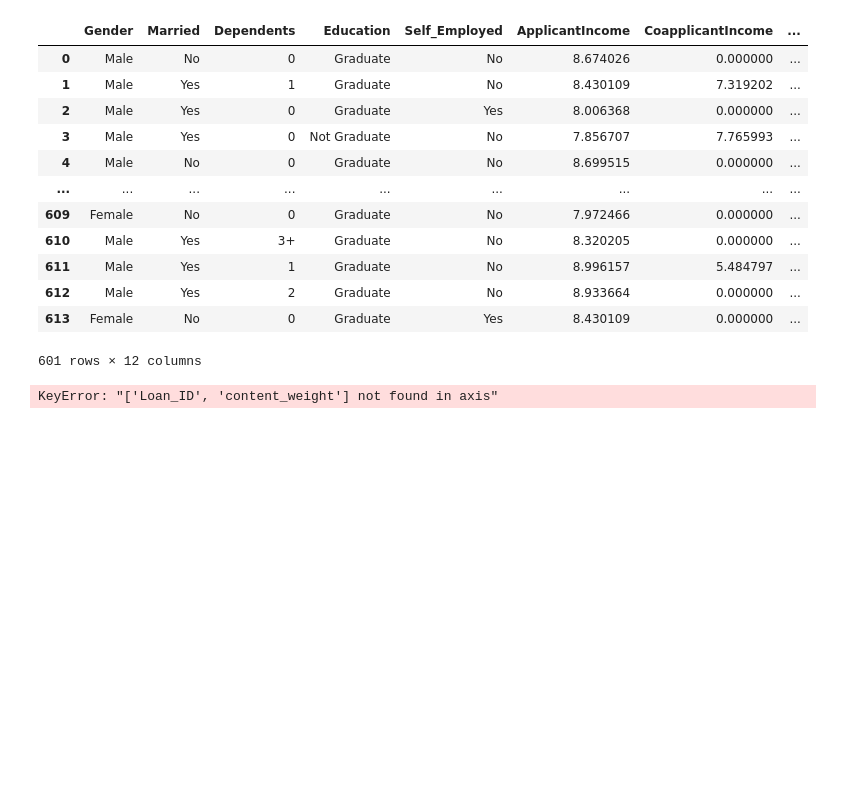
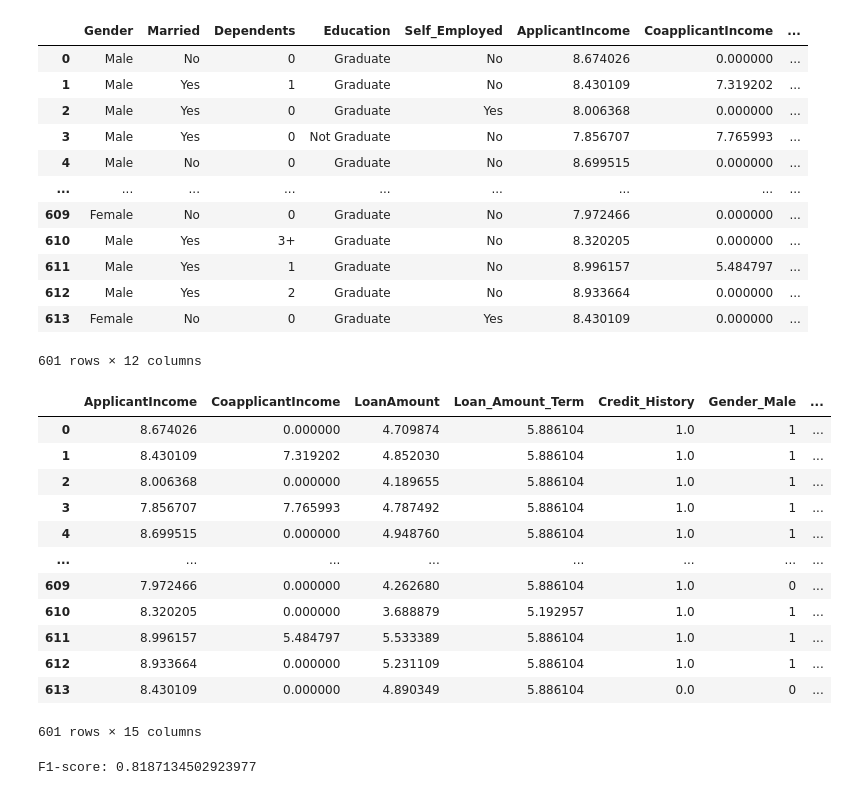
Before and after one commit to nared45/Data-mining-and-Data-warehouse, a Jupyter notebook: model_v1/Train_model_joe_v1.ipynb, the cells around one changed output. Saved outputs shown, nothing was run; the diff lists cells and outputs as text; code cells hidden in the pictures; blank space fills up the shorter version.

```diff
--- a/model_v1/Train_model_joe_v1.ipynb
+++ b/model_v1/Train_model_joe_v1.ipynb
@@ -581,25 +581,45 @@ data
 # data_to_csv
 # %%
 # Preprocess the data
-data1 = pd.get_dummies(data, drop_first=True)
+data = pd.get_dummies(data, drop_first=True)
+# %%
+data
+# %% [output]
+|  | ApplicantIncome | CoapplicantIncome | LoanAmount | Loan_Amount_Term | Credit_History | Gender_Male | ... |
+| 0 | 8.674026 | 0.000000 | 4.709874 | 5.886104 | 1.0 | 1 | ... |
+| 1 | 8.430109 | 7.319202 | 4.852030 | 5.886104 | 1.0 | 1 | ... |
+| 2 | 8.006368 | 0.000000 | 4.189655 | 5.886104 | 1.0 | 1 | ... |
+| 3 | 7.856707 | 7.765993 | 4.787492 | 5.886104 | 1.0 | 1 | ... |
+| 4 | 8.699515 | 0.000000 | 4.948760 | 5.886104 | 1.0 | 1 | ... |
+| ... | ... | ... | ... | ... | ... | ... | ... |
+| 609 | 7.972466 | 0.000000 | 4.262680 | 5.886104 | 1.0 | 0 | ... |
+| 610 | 8.320205 | 0.000000 | 3.688879 | 5.192957 | 1.0 | 1 | ... |
+| 611 | 8.996157 | 5.484797 | 5.533389 | 5.886104 | 1.0 | 1 | ... |
+| 612 | 8.933664 | 0.000000 | 5.231109 | 5.886104 | 1.0 | 1 | ... |
+| 613 | 8.430109 | 0.000000 | 4.890349 | 5.886104 | 0.0 | 0 | ... |
+601 rows × 15 columns
 # %%
-X = data.drop(['Loan_ID', 'Loan_Status', 'content_weight'], axis=1)
-y = data['Loan_Status']
+X = data.drop(['Loan_Status_Y'], axis=1)
+y = data['Loan_Status_Y']
 
 # Split the data into training and testing sets
 X_train, X_test, y_train, y_test = train_test_split(X, y, test_size=0.2, random_state=42)
 
+X_train.head()
+y_train.head()
+
 clf = DecisionTreeClassifier(random_state=42)
-clf.fit(X_train, y_train, sample_weight=X_train['content_weight'])
+clf.fit(X_train, y_train)
+# clf.fit(X_train, y_train, sample_weight=X_train['content_weight'])
 
 # Evaluate the model performance
 y_pred = clf.predict(X_test)
 
 
-score = f1_score(y_test, y_pred, average='binary', sample_weight=X_test['content_weight'])
+score = f1_score(y_test, y_pred, average='binary')
 print('F1-score:', score)
 # %% [output]
-KeyError: "['Loan_ID', 'content_weight'] not found in axis"
+F1-score: 0.8187134502923977
 # %%
 import joblib
 joblib.dump(clf, 'loan_prediction_model.pkl')
```
Also changed, not shown: parts of 16 cells of this notebook, 1 other file.
